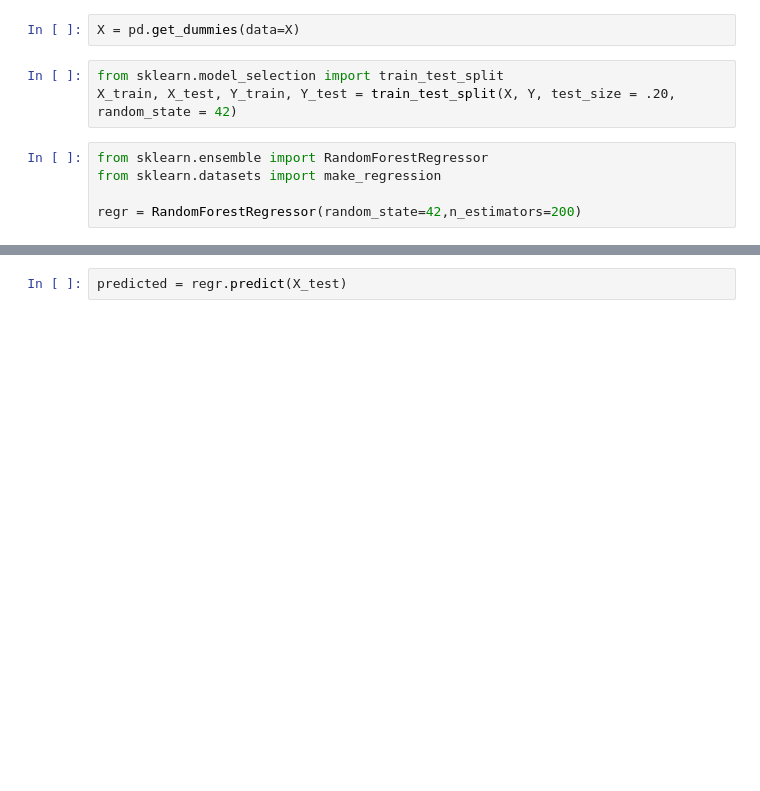
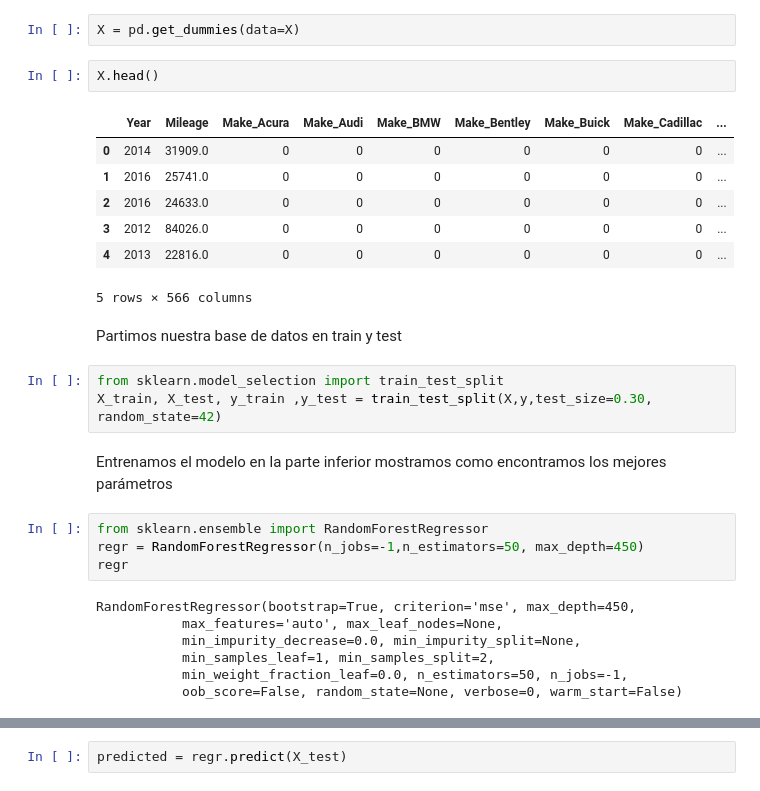
Before and after one commit to jemmitae/Machine-Learning, a Jupyter notebook: Forest.ipynb, the cells around one changed output, grey strips where cells are left out. Saved outputs shown, nothing was run; the diff lists cells and outputs as text; blank space fills up the shorter version.

```diff
--- a/Forest.ipynb
+++ b/Forest.ipynb
@@ -7,13 +75,33 @@ X = data[['Year', 'Mileage', 'Make', 'Model']]
 Y = data.Price
 # %%
 X = pd.get_dummies(data=X)
+# %%
+X.head()
+# %% [output]
+|  | Year | Mileage | Make_Acura | Make_Audi | Make_BMW | Make_Bentley | Make_Buick | Make_Cadillac | ... |
+| 0 | 2014 | 31909.0 | 0 | 0 | 0 | 0 | 0 | 0 | ... |
+| 1 | 2016 | 25741.0 | 0 | 0 | 0 | 0 | 0 | 0 | ... |
+| 2 | 2016 | 24633.0 | 0 | 0 | 0 | 0 | 0 | 0 | ... |
+| 3 | 2012 | 84026.0 | 0 | 0 | 0 | 0 | 0 | 0 | ... |
+| 4 | 2013 | 22816.0 | 0 | 0 | 0 | 0 | 0 | 0 | ... |
+5 rows × 566 columns
+# %% [markdown]
+Partimos nuestra base de datos en train y test
 # %%
 from sklearn.model_selection import train_test_split
-X_train, X_test, Y_train, Y_test = train_test_split(X, Y, test_size = .20, random_state = 42)
+X_train, X_test, y_train ,y_test = train_test_split(X,y,test_size=0.30, random_state=42)
+# %% [markdown]
+Entrenamos el modelo en la parte inferior mostramos como encontramos los mejores parámetros
 # %%
 from sklearn.ensemble import RandomForestRegressor
-from sklearn.datasets import make_regression
-
-regr = RandomForestRegressor(random_state=42,n_estimators=200)
+regr = RandomForestRegressor(n_jobs=-1,n_estimators=50, max_depth=450)
+regr
+# %% [output]
+RandomForestRegressor(bootstrap=True, criterion='mse', max_depth=450,
+           max_features='auto', max_leaf_nodes=None,
+           min_impurity_decrease=0.0, min_impurity_split=None,
+           min_samples_leaf=1, min_samples_split=2,
+           min_weight_fraction_leaf=0.0, n_estimators=50, n_jobs=-1,
+           oob_score=False, random_state=None, verbose=0, warm_start=False)
 # %%
 regr.fit(X,Y)
```
Also changed, not shown: parts of 27 cells of this notebook.
